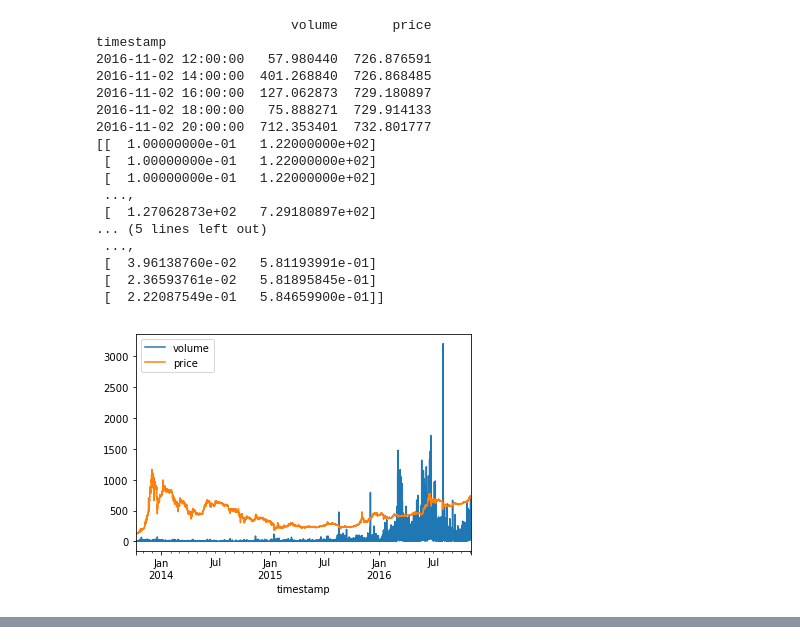
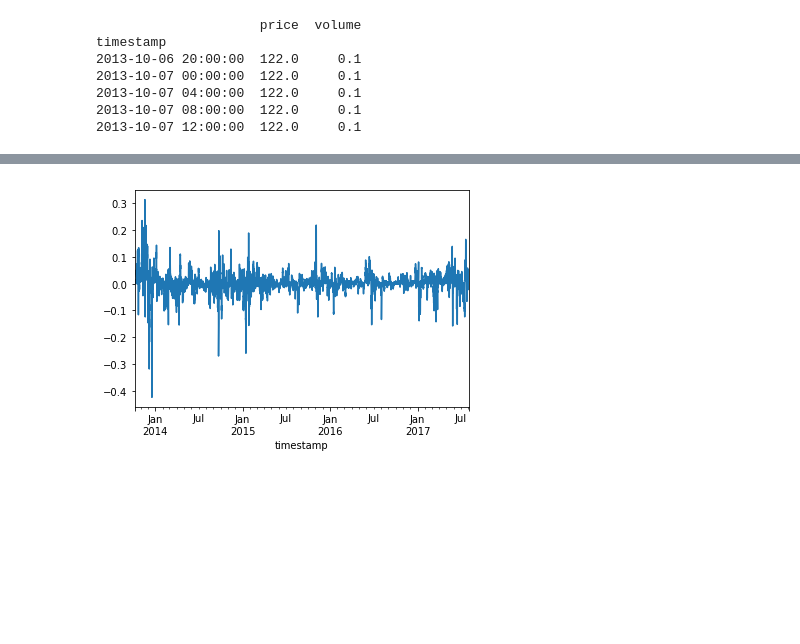
Before and after one commit to nadirsky/CryptocurrencyPricePrediction, a Jupyter notebook: Untitled-Copy1.ipynb, the cells around one changed output, grey strips where cells are left out. Cells and saved outputs as stored; diff of their text form; code cells hidden in the pictures; blank space fills up the shorter version.

Commit message:
LSTM with log, ewm. Full trades data

```diff
--- a/Untitled-Copy1.ipynb
+++ b/Untitled-Copy1.ipynb
@@ -48,37 +39,28 @@ def create_time_series(df, period=5):
 np.random.seed(7)
 # %%
 # load the dataset
-dataframe = pd.read_csv('trades.csv', index_col=0, usecols=['timestamp','volume','price'], header=0, engine='python')
+dataframe = pd.read_csv('trades.csv', index_col=0, usecols=['timestamp','price','volume'], header=0, engine='python')
 dataframe.index = pd.to_datetime(dataframe.index, unit='s')
-dataframe = dataframe.resample('2H').agg({'volume': np.sum, 'price': np.mean})
+dataframe = dataframe.resample('4H').agg({'price': np.mean, 'volume': np.sum})
 dataframe = dataframe.fillna(method='pad')
-print(dataframe.tail(5))
-
-dataset = dataframe.values
-#create_time_series(dataframe, period=5)
-#dataset[['volume','price']] = dataset[['volume','price']].astype('float64')
-print(dataset)
-dataframe.plot()
-# normalize the dataset
-scaler = MinMaxScaler(feature_range=(0, 1))
-dataset = scaler.fit_transform(dataset)
-print(dataset)
+print(dataframe.head(5))
 # %% [output]
-                         volume       price
+                     price  volume
 timestamp
-2016-11-02 12:00:00   57.980440  726.876591
-2016-11-02 14:00:00  401.268840  726.868485
-2016-11-02 16:00:00  127.062873  729.180897
-2016-11-02 18:00:00   75.888271  729.914133
-2016-11-02 20:00:00  712.353401  732.801777
-[[  1.00000000e-01   1.22000000e+02]
- [  1.00000000e-01   1.22000000e+02]
- [  1.00000000e-01   1.22000000e+02]
- ...,
- [  1.27062873e+02   7.29180897e+02]
-... (5 lines left out)
- ...,
- [  3.96138760e-02   5.81193991e-01]
- [  2.36593761e-02   5.81895845e-01]
- [  2.22087549e-01   5.84659900e-01]]
+2013-10-06 20:00:00  122.0     0.1
+2013-10-07 00:00:00  122.0     0.1
+2013-10-07 04:00:00  122.0     0.1
+2013-10-07 08:00:00  122.0     0.1
+2013-10-07 12:00:00  122.0     0.1
-[figure, removed]
+# %%
+# preprocess dataset
+print(dataframe)
+dataframe_p = np.log(dataframe)
+ewma = dataframe_p.ewm(halflife=7).mean()
+dataframe_p = dataframe_p - ewma
+
+dataframe_p['price'].plot()
+
+dataset = dataframe_p.values
+#print(np.exp(dataset))
+# %% [output]
@@ -85,3 +84,4 @@ timestamp
+[figure, added]
 # %%
 # split into train and test sets
 train_size = int(len(dataset) * 0.9)
```
Also changed, not shown: parts of 5 cells of this notebook, 5 other files.
